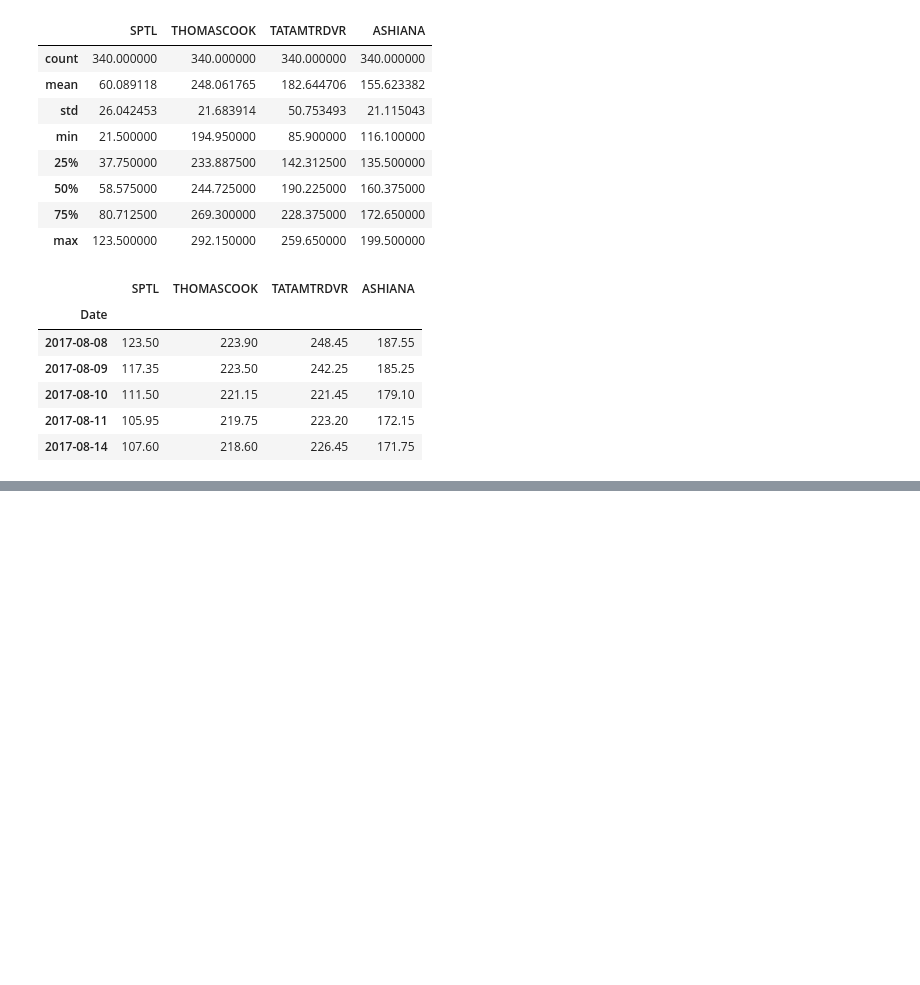
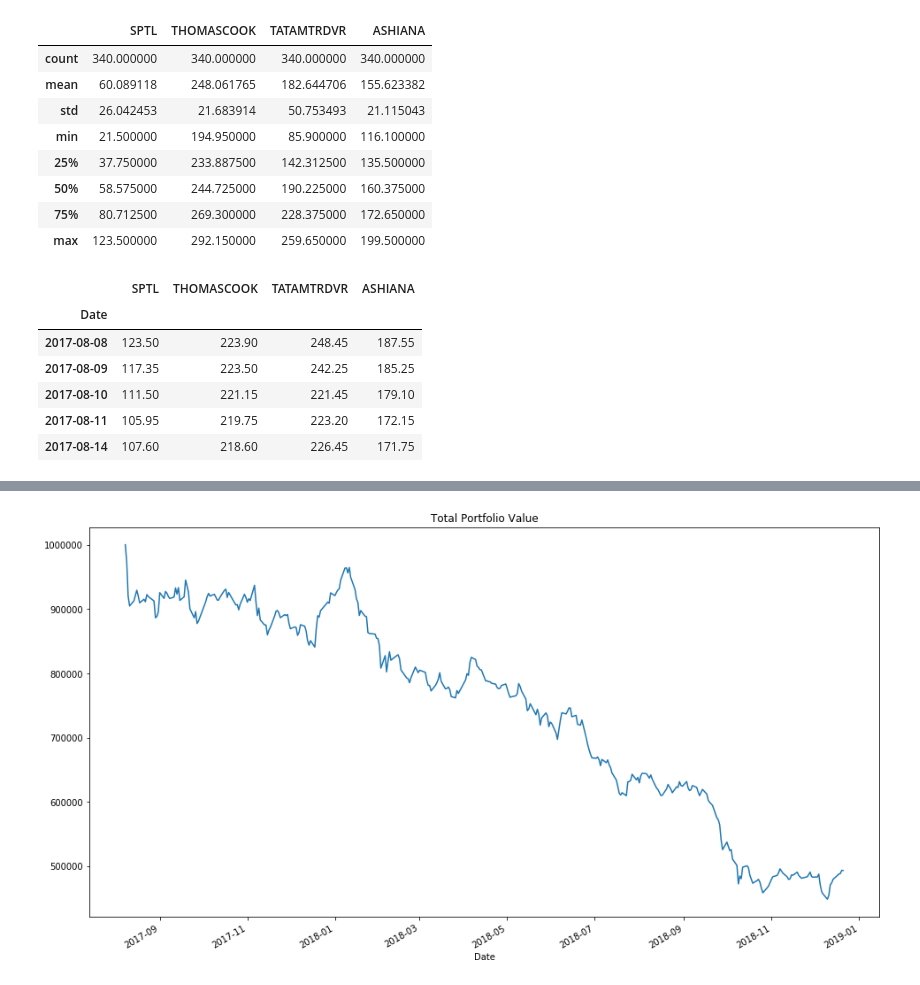
Before and after one commit to magnacore/Portfolio-Optimization-and-Return-Analysis, a Jupyter notebook: Portfolio Optimization and Analysis.ipynb, the cells around one changed output, grey strips where cells are left out. Cells and saved outputs as stored; diff of their text form; code cells hidden in the pictures; blank space fills up the shorter version.

Commit message:
allocation

```diff
--- a/Portfolio Optimization and Analysis.ipynb
+++ b/Portfolio Optimization and Analysis.ipynb
@@ -51,0 +94,12 @@ portfolio_close_price.head()
+# %%
+allocation = [0.3,0.2,0.4,0.1]
+# %%
+portfolio_size = 1000000
+# %%
+portfolio_normalized_allocation = portfolio_close_price_normalized.copy()
+
+allocation_index = 0
+
+for stock in portfolio_close_price_normalized.columns:
+    portfolio_normalized_allocation[stock] = portfolio_close_price_normalized[stock].apply(lambda normalized_return : normalized_return * allocation[allocation_index] * portfolio_size)
+    allocation_index += 1
@@ -51,0 +116,2 @@ portfolio_close_price.head()
+# %%
+portfolio_normalized_allocation['Total Position'] = portfolio_normalized_allocation.sum(axis=1)
@@ -51,0 +128,5 @@ portfolio_close_price.head()
+# %%
+portfolio_normalized_allocation['Total Position'].plot(figsize=(16,9))
+plt.title('Total Portfolio Value');
+# %% [output]
+[figure, added]
```
Also changed, not shown: parts of 25 cells of this notebook, 1 other file.
